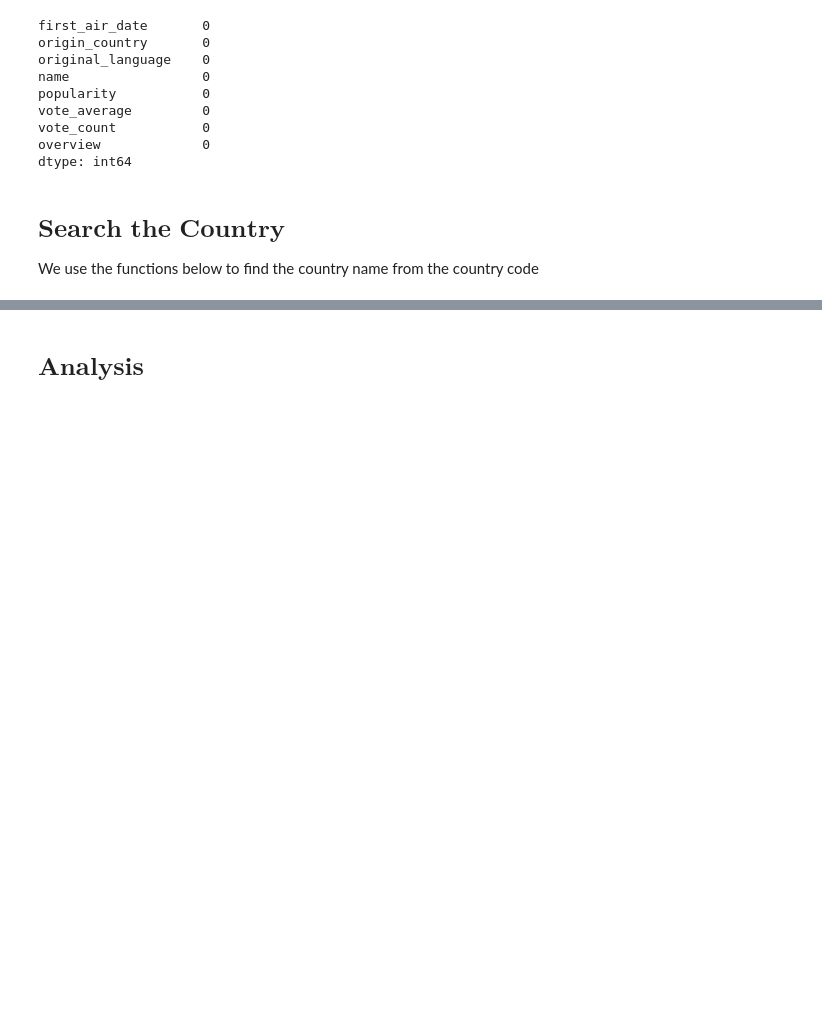
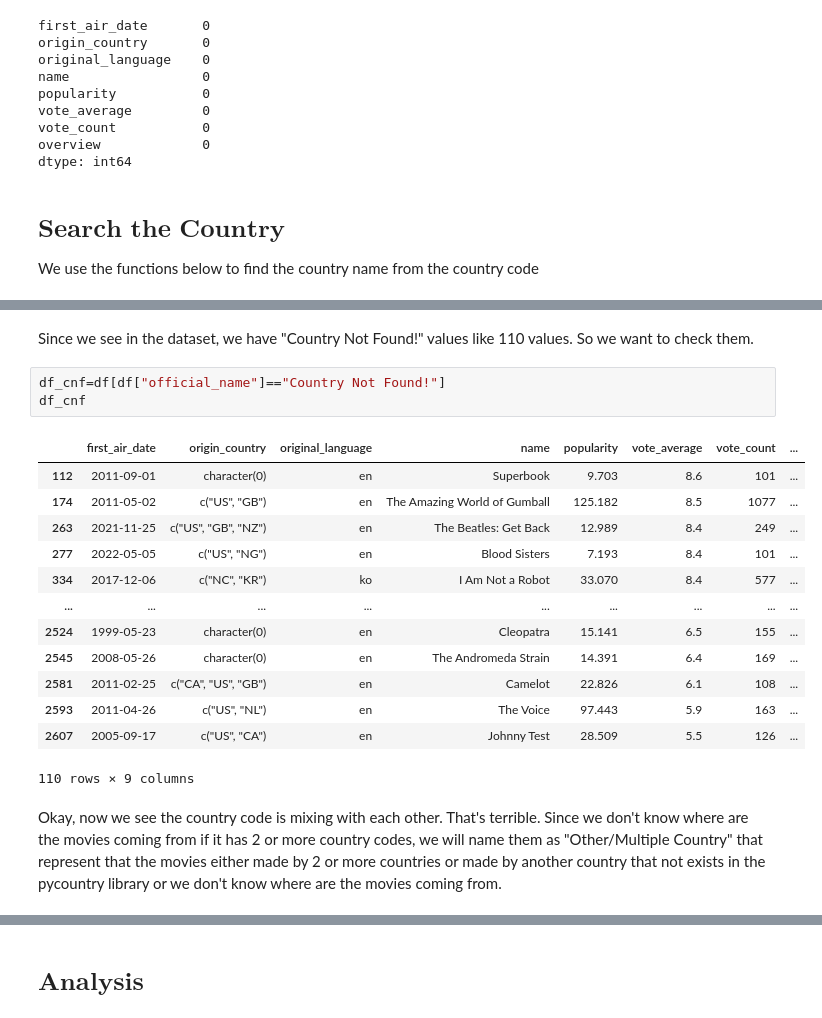
Before and after one commit to ericleo8/Netflix-Analysis, a Jupyter notebook: NetflixAnalysis.ipynb, the cells around one changed output, grey strips where cells are left out. Drawn from its saved outputs; the diff is of its cells as text; blank space fills up the shorter version.

```diff
--- a/NetflixAnalysis.ipynb
+++ b/NetflixAnalysis.ipynb
@@ -109,0 +103,21 @@ df_value_counts_reset
+# %% [markdown]
+Since we see in the dataset, we have "Country Not Found!" values like 110 values. So we want to check them.
+# %%
+df_cnf=df[df["official_name"]=="Country Not Found!"]
+df_cnf
+# %% [output]
+|  | first_air_date | origin_country | original_language | name | popularity | vote_average | vote_count | ... |
+| 112 | 2011-09-01 | character(0) | en | Superbook | 9.703 | 8.6 | 101 | ... |
+| 174 | 2011-05-02 | c("US", "GB") | en | The Amazing World of Gumball | 125.182 | 8.5 | 1077 | ... |
+| 263 | 2021-11-25 | c("US", "GB", "NZ") | en | The Beatles: Get Back | 12.989 | 8.4 | 249 | ... |
+| 277 | 2022-05-05 | c("US", "NG") | en | Blood Sisters | 7.193 | 8.4 | 101 | ... |
+| 334 | 2017-12-06 | c("NC", "KR") | ko | I Am Not a Robot | 33.070 | 8.4 | 577 | ... |
+| ... | ... | ... | ... | ... | ... | ... | ... | ... |
+| 2524 | 1999-05-23 | character(0) | en | Cleopatra | 15.141 | 6.5 | 155 | ... |
+| 2545 | 2008-05-26 | character(0) | en | The Andromeda Strain | 14.391 | 6.4 | 169 | ... |
+| 2581 | 2011-02-25 | c("CA", "US", "GB") | en | Camelot | 22.826 | 6.1 | 108 | ... |
+| 2593 | 2011-04-26 | c("US", "NL") | en | The Voice | 97.443 | 5.9 | 163 | ... |
+| 2607 | 2005-09-17 | c("US", "CA") | en | Johnny Test | 28.509 | 5.5 | 126 | ... |
+110 rows × 9 columns
+# %% [markdown]
+Okay, now we see the country code is mixing with each other. That's terrible. Since we don't know where are the movies coming from if it has 2 or more country codes, we will name them as "Other/Multiple Country" that represent that the movies either made by 2 or more countries or made by another country that not exists in the pycountry library or we don't know where are the movies coming from.
```
Also changed, not shown: parts of 15 cells of this notebook.
